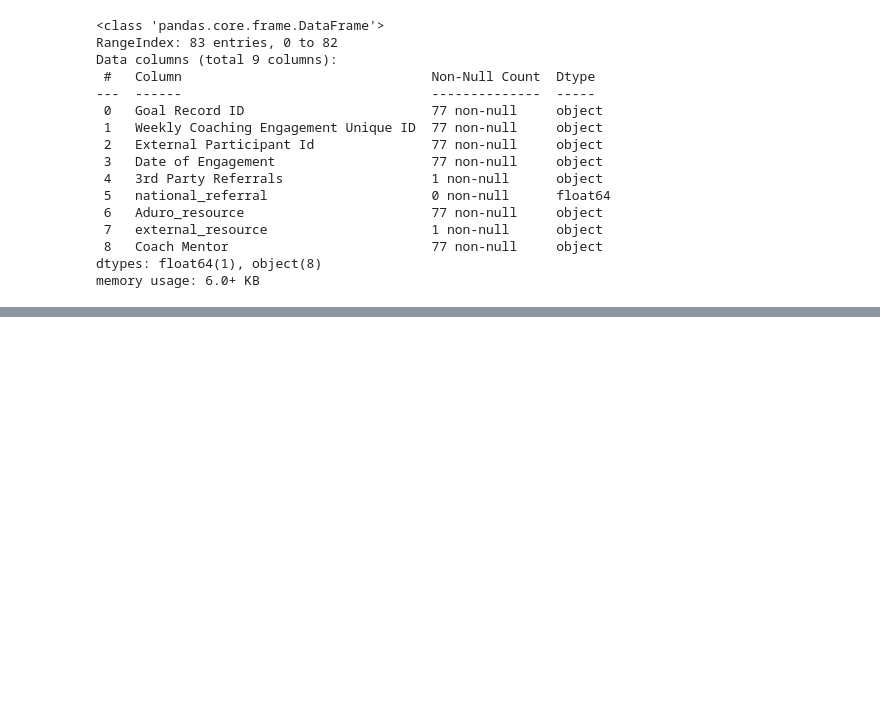
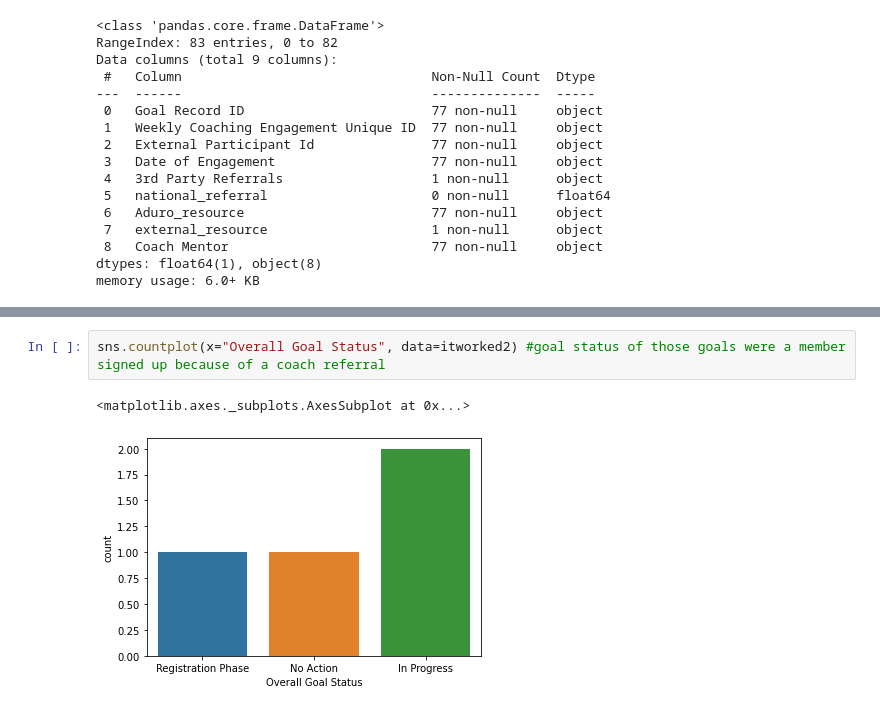
Before and after one commit to darneson1989/2021Coaching, a Jupyter notebook: OKR_crosspromotion.ipynb, the cells around one changed output, grey strips where cells are left out. Saved outputs shown, nothing was run; the diff lists cells and outputs as text; blank space fills up the shorter version.

```diff
--- a/OKR_crosspromotion.ipynb
+++ b/OKR_crosspromotion.ipynb
@@ -191,0 +242,5 @@ memory usage: 6.0+ KB
+# %%
+sns.countplot(x="Overall Goal Status", data=itworked2) #goal status of those goals were a member signed up because of a coach referral
+# %% [output]
+<matplotlib.axes._subplots.AxesSubplot at 0x...>
+[figure, added]
```
Also changed, not shown: parts of 6 cells of this notebook.
